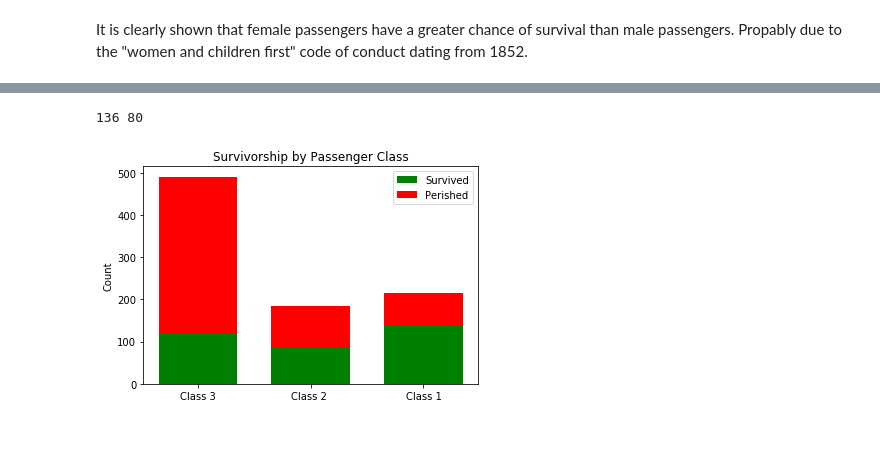
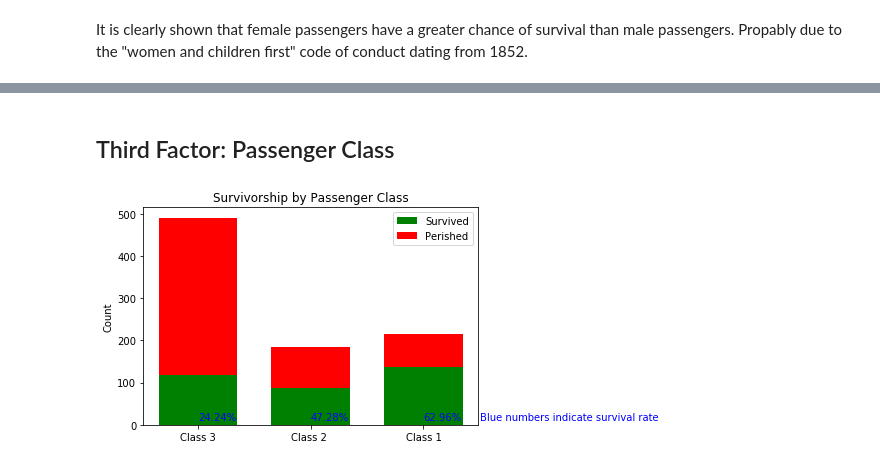
Before and after one commit to sk8erry/investigate-a-dataset, a Jupyter notebook: dand_project_2.ipynb, the cells around one changed output, grey strips where cells are left out. Cells and saved outputs as stored; diff of their text form; code cells hidden in the pictures; blank space fills up the shorter version.

```diff
--- a/dand_project_2.ipynb
+++ b/dand_project_2.ipynb
@@ -144,3 +135,5 @@ titanic_df.head()
+# %% [markdown]
+## Third Factor: Passenger Class
 # %%
 ###Group passengers by survivorship and Pclass for furthur analysis
 
@@ -152,23 +145,23 @@ p_class_2_perished = len(titanic_df[(titanic_df['Pclass'] == 2) & (titanic_df['S
 
 p_class_1_survived = len(titanic_df[(titanic_df['Pclass'] == 1) & (titanic_df['Survived'] == 1)])
 p_class_1_perished = len(titanic_df[(titanic_df['Pclass'] == 1) & (titanic_df['Survived'] == 0)])
-print (p_class_1_survived, p_class_1_perished)
-# %% [output]
-136 80
 # %%
 ind = np.arange(3)
 width = 0.7
 
 p1 = plt.bar(ind, (p_class_3_survived, p_class_2_survived, p_class_1_survived), width, color='g')
 p2 = plt.bar(ind, (p_class_3_perished, p_class_2_perished, p_class_1_perished),
              width, bottom=(p_class_3_survived, p_class_2_survived, p_class_1_survived), color='r')
 
 plt.ylabel('Count')
 plt.title('Survivorship by Passenger Class')
 plt.xticks(ind, ('Class 3', 'Class 2 ', 'Class 1'))
 plt.yticks(np.arange(0, 600, 100))
 plt.legend((p1[0], p2[0]), ('Survived', 'Perished'))
-
+plt.text(0,10,str(round(p_class_3_survived / len(titanic_df[titanic_df['Pclass'] == 3]) * 100, 2)) + '%', color = 'b')
+plt.text(1,10,str(round(p_class_2_survived / len(titanic_df[titanic_df['Pclass'] == 2]) * 100, 2)) + '%', color = 'b')
+plt.text(2,10,str(round(p_class_1_survived / len(titanic_df[titanic_df['Pclass'] == 1]) * 100, 2)) + '%', color = 'b')
+plt.text(2.5,10, 'Blue numbers indicate survival rate', color = 'b')
 plt.show()
 # %% [output]
-[figure, old version]
+[figure, new version]
```
Also changed, not shown: parts of 7 cells of this notebook.
